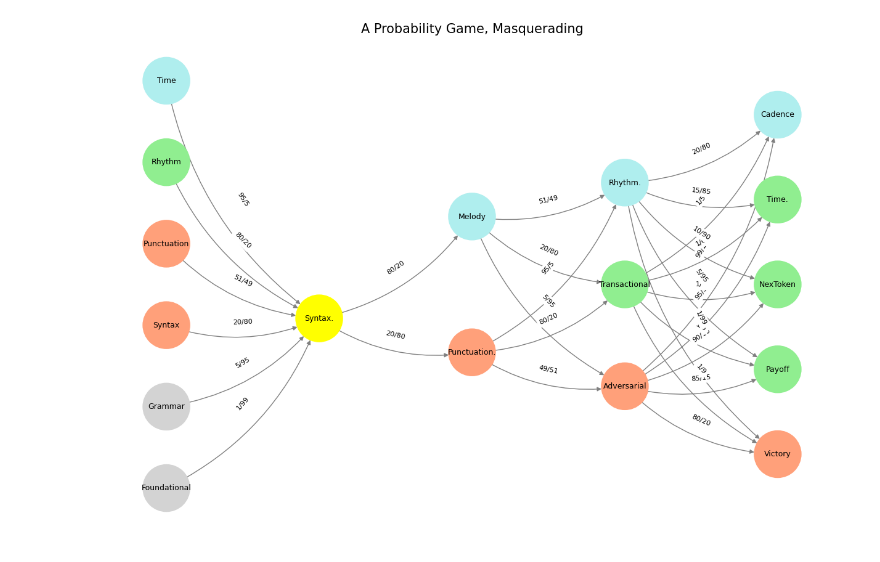
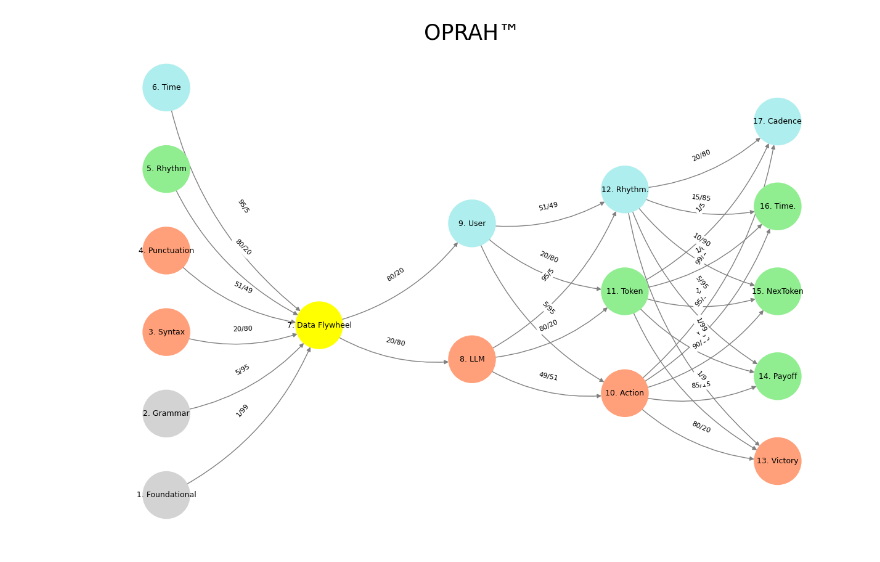
Before and after one commit to abikesa/safer, a Jupyter notebook: _sources/act1/chapter3.ipynb, the cells around one changed output. Cells and saved outputs as stored; diff of their text form; code cells hidden in the pictures.

````diff
--- a/_sources/act1/chapter3.ipynb
+++ b/_sources/act1/chapter3.ipynb
@@ -69,49 +79,49 @@ import networkx as nx
 def define_layers():
     return {
         'Suis': ['Foundational', 'Grammar', 'Syntax', 'Punctuation', "Rhythm", 'Time'],  # Static
-        'Voir': ['Syntax.'],
-        'Choisis': ['Punctuation.', 'Melody'],
-        'Deviens': ['Adversarial', 'Transactional', 'Rhythm.'],
+        'Voir': ['Data Flywheel'],
+        'Choisis': ['LLM', 'User'],
+        'Deviens': ['Action', 'Token', 'Rhythm.'],
         "M'èléve": ['Victory', 'Payoff', 'NexToken', 'Time.', 'Cadence']
     }
 
 # Assign colors to nodes
 def assign_colors():
     color_map = {
-        'yellow': ['Syntax.'],
-        'paleturquoise': ['Time', 'Melody', 'Rhythm.', 'Cadence'],
-        'lightgreen': ["Rhythm", 'Transactional', 'Payoff', 'Time.', 'NexToken'],
-        'lightsalmon': ['Syntax', 'Punctuation', 'Punctuation.', 'Adversarial', 'Victory'],
+        'yellow': ['Data Flywheel'],
+        'paleturquoise': ['Time', 'User', 'Rhythm.', 'Cadence'],
+        'lightgreen': ["Rhythm", 'Token', 'Payoff', 'Time.', 'NexToken'],
+        'lightsalmon': ['Syntax', 'Punctuation', 'LLM', 'Action', 'Victory'],
     }
     return {node: color for color, nodes in color_map.items() for node in nodes}
 
 # Define edge weights (hardcoded for editing)
 def define_edges():
     return {
-        ('Foundational', 'Syntax.'): '1/99',
-        ('Grammar', 'Syntax.'): '5/95',
-        ('Syntax', 'Syntax.'): '20/80',
-        ('Punctuation', 'Syntax.'): '51/49',
-        ("Rhythm", 'Syntax.'): '80/20',
-        ('Time', 'Syntax.'): '95/5',
-        ('Syntax.', 'Punctuation.'): '20/80',
-        ('Syntax.', 'Melody'): '80/20',
-        ('Punctuation.', 'Adversarial'): '49/51',
-        ('Punctuation.', 'Transactional'): '80/20',
-        ('Punctuation.', 'Rhythm.'): '95/5',
-        ('Melody', 'Adversarial'): '5/95',
-        ('Melody', 'Transactional'): '20/80',
-        ('Melody', 'Rhythm.'): '51/49',
-        ('Adversarial', 'Victory'): '80/20',
-        ('Adversarial', 'Payoff'): '85/15',
-        ('Adversarial', 'NexToken'): '90/10',
-        ('Adversarial', 'Time.'): '95/5',
-        ('Adversarial', 'Cadence'): '99/1',
-        ('Transactional', 'Victory'): '1/9',
-        ('Transactional', 'Payoff'): '1/8',
-        ('Transactional', 'NexToken'): '1/7',
-        ('Transactional', 'Time.'): '1/6',
-        ('Transactional', 'Cadence'): '1/5',
+        ('Foundational', 'Data Flywheel'): '1/99',
+        ('Grammar', 'Data Flywheel'): '5/95',
+        ('Syntax', 'Data Flywheel'): '20/80',
+        ('Punctuation', 'Data Flywheel'): '51/49',
+        ("Rhythm", 'Data Flywheel'): '80/20',
+        ('Time', 'Data Flywheel'): '95/5',
+        ('Data Flywheel', 'LLM'): '20/80',
+        ('Data Flywheel', 'User'): '80/20',
+        ('LLM', 'Action'): '49/51',
+        ('LLM', 'Token'): '80/20',
+        ('LLM', 'Rhythm.'): '95/5',
+        ('User', 'Action'): '5/95',
+        ('User', 'Token'): '20/80',
+        ('User', 'Rhythm.'): '51/49',
+        ('Action', 'Victory'): '80/20',
+        ('Action', 'Payoff'): '85/15',
+        ('Action', 'NexToken'): '90/10',
+        ('Action', 'Time.'): '95/5',
+        ('Action', 'Cadence'): '99/1',
+        ('Token', 'Victory'): '1/9',
+        ('Token', 'Payoff'): '1/8',
+        ('Token', 'NexToken'): '1/7',
+        ('Token', 'Time.'): '1/6',
+        ('Token', 'Cadence'): '1/5',
         ('Rhythm.', 'Victory'): '1/99',
         ('Rhythm.', 'Payoff'): '5/95',
         ('Rhythm.', 'NexToken'): '10/90',
@@ -127,41 +137,52 @@ def calculate_positions(layer, x_offset):
 # Create and visualize the neural network graph
 def visualize_nn():
     layers = define_layers()
     colors = assign_colors()
     edges = define_edges()
     G = nx.DiGraph()
     pos = {}
     node_colors = []
 
-    # Add nodes and assign positions
+    # Create mapping from original node names to numbered labels
+    mapping = {}
+    counter = 1
+    for layer in layers.values():
+        for node in layer:
+            mapping[node] = f"{counter}. {node}"
+            counter += 1
+
+    # Add nodes with new numbered labels and assign positions
     for i, (layer_name, nodes) in enumerate(layers.items()):
         positions = calculate_positions(nodes, x_offset=i * 2)
         for node, position in zip(nodes, positions):
-            G.add_node(node, layer=layer_name)
-            pos[node] = position
+            new_node = mapping[node]
+            G.add_node(new_node, layer=layer_name)
+            pos[new_node] = position
             node_colors.append(colors.get(node, 'lightgray'))
 
-    # Add edges with weights
+    # Add edges with updated node labels
     for (source, target), weight in edges.items():
-        if source in G.nodes and target in G.nodes:
-            G.add_edge(source, target, weight=weight)
+        if source in mapping and target in mapping:
+            new_source = mapping[source]
+            new_target = mapping[target]
+            G.add_edge(new_source, new_target, weight=weight)
 
     # Draw the graph
     plt.figure(figsize=(12, 8))
     edges_labels = {(u, v): d["weight"] for u, v, d in G.edges(data=True)}
 
     nx.draw(
         G, pos, with_labels=True, node_color=node_colors, edge_color='gray',
         node_size=3000, font_size=9, connectionstyle="arc3,rad=0.2"
     )
     nx.draw_networkx_edge_labels(G, pos, edge_labels=edges_labels, font_size=8)
-    plt.title("A Probability Game, Masquerading", fontsize=15)
+    plt.title("OPRAH™", fontsize=25)
     plt.show()
 
 # Run the visualization
 visualize_nn()
 # %% [output]
-[figure, old version]
+[figure, new version]
 # %% [markdown]
 ```{figure} ../figures/blanche.*
 ---
````
Also changed, not shown: parts of 1 cell of this notebook, 4 other files.
